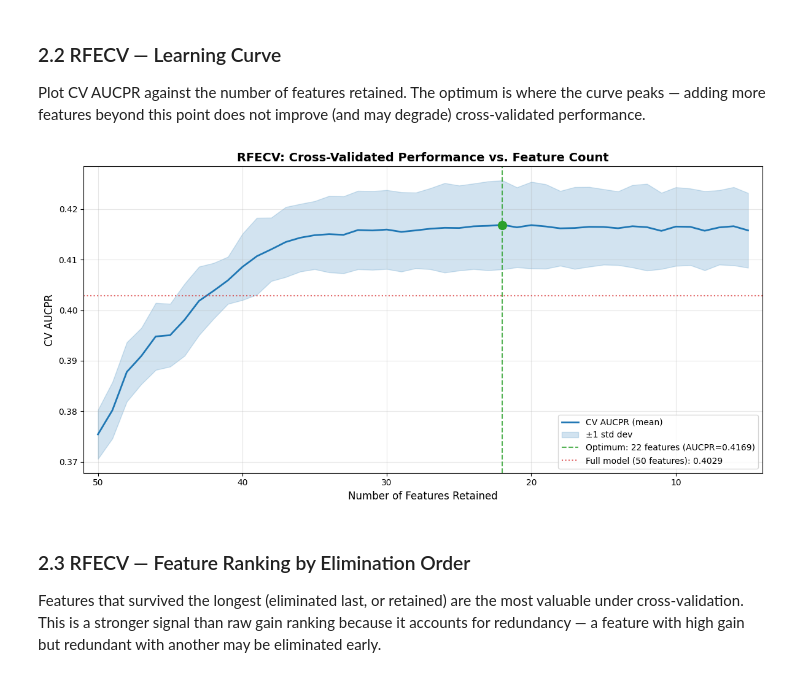
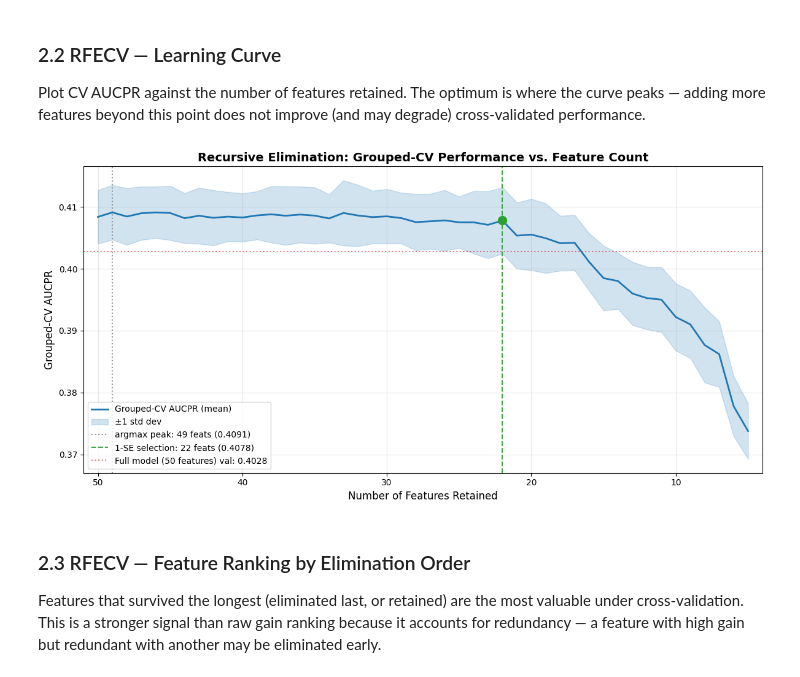
Before and after one commit to DanHerman212/enterprise_clinical_copilot, a Jupyter notebook: projects/mlops/notebooks/feature_selection_v2.ipynb, the cells around one changed output. Cells and saved outputs as stored; diff of their text form; code cells hidden in the pictures.

Commit message:
tightened up selection logic for feature selection process/notebook, added feature_selection.py module to support more robust rfecv process

```diff
--- a/projects/mlops/notebooks/feature_selection_v2.ipynb
+++ b/projects/mlops/notebooks/feature_selection_v2.ipynb
@@ -180,23 +189,18 @@ Extract feature importances from the trained XGBoost. Gain measures the average
 
 No arbitrary cutoff is applied here. The ranking serves as the **input ordering** for RFECV in Stage 2.
 # %%
-# XGBoost feature_importances_ uses 'gain' (average loss reduction) by default.
-gain_df = pd.DataFrame({
-    "feature": FEATURE_NAMES,
-    "gain": xgb_full.feature_importances_,
-}).sort_values("gain", ascending=False).reset_index(drop=True)
-
-gain_df["gain_pct"] = gain_df["gain"] / gain_df["gain"].sum() * 100
-gain_df["gain_rank"] = range(1, len(gain_df) + 1)
+# Gain ranking via the shared, tested helper (native categoricals,
+# imbalance-weighted). Gain = average loss reduction from splits on each feature.
+gain_df = gain_ranking(X_train, y_train, params=default_params(SPW))
 gain_df["cumulative_gain"] = gain_df["gain_pct"].cumsum()
 
-n_nonzero = (gain_df["gain"] > 0).sum()
+n_nonzero = int((gain_df["gain"] > 0).sum())
 print(f"Features with non-zero gain: {n_nonzero}/{len(gain_df)}")
 
 print("\n=== Top 25 by XGBoost gain ===")
 for _, r in gain_df.head(25).iterrows():
     bar = "█" * max(1, int(r["gain_pct"] * 3))
-    print(f"  {r['gain_rank']:3d}. {r['feature']:<38s} {r['gain_pct']:5.1f}%  {bar}")
+    print(f"  {int(r['gain_rank']):3d}. {r['feature']:<38s} {r['gain_pct']:5.1f}%  {bar}")
 
 out = ARTIFACTS_DIR / "xgb_gain.csv"
 gain_df.to_csv(out, index=False)
@@ -337,48 +369,44 @@ RFECV complete.
 
 Plot CV AUCPR against the number of features retained. The optimum is where the curve peaks — adding more features beyond this point does not improve (and may degrade) cross-validated performance.
 # %%
-# Build the CV score curve. RFECV stores scores in order of elimination,
-# so we need to reverse to get "scores vs features retained".
-# cv_results_["mean_test_score"] has length = number of steps evaluated.
-n_steps = len(rfecv.cv_results_["mean_test_score"])
-# Features retained at each step: n_features - step_index
-features_retained = [n_total - i for i in range(n_steps)]
-cv_means = rfecv.cv_results_["mean_test_score"]
-cv_stds = rfecv.cv_results_["std_test_score"]
+# Plot directly from the RFE curve (correctly indexed: each entry pairs a
+# feature count with its measured grouped-CV AUCPR). Mark BOTH selection rules.
+features_retained = [r["n_features"] for r in rfe_curve]
+cv_means = np.array([r["mean_aucpr"] for r in rfe_curve])
+cv_stds = np.array([r["std_aucpr"] for r in rfe_curve])
 
 fig, ax = plt.subplots(figsize=(12, 6))
-ax.plot(features_retained, cv_means, linewidth=2, color="#1f77b4", label="CV AUCPR (mean)")
+ax.plot(features_retained, cv_means, linewidth=2, color="#1f77b4", label="Grouped-CV AUCPR (mean)")
 ax.fill_between(
-    features_retained,
-    np.array(cv_means) - np.array(cv_stds),
-    np.array(cv_means) + np.array(cv_stds),
+    features_retained, cv_means - cv_stds, cv_means + cv_stds,
     alpha=0.2, color="#1f77b4", label="±1 std dev",
 )
 
-# Mark the optimum.
-opt_idx = np.argmax(cv_means)
-opt_features = features_retained[opt_idx]
-opt_score = cv_means[opt_idx]
-ax.axvline(opt_features, color="#2ca02c", linestyle="--", alpha=0.8,
-           label=f"Optimum: {opt_features} features (AUCPR={opt_score:.4f})")
-ax.scatter([opt_features], [opt_score], color="#2ca02c", s=100, zorder=5)
-
-# Mark full-model baseline.
-ax.axhline(full_aucpr, color="#d62728", linestyle=":", alpha=0.7,
-           label=f"Full model ({n_total} features): {full_aucpr:.4f}")
+# argmax peak (highest mean) vs adopted 1-SE selection (smallest within 1 SE).
+ax.axvline(peak_choice["n_features"], color="#7f7f7f", linestyle=":", alpha=0.8,
+           label=f"argmax peak: {peak_choice['n_features']} feats "
+                 f"({peak_choice['mean_aucpr']:.4f})")
+ax.axvline(one_se_choice["n_features"], color="#2ca02c", linestyle="--", alpha=0.9,
+           label=f"1-SE selection: {one_se_choice['n_features']} feats "
+                 f"({one_se_choice['mean_aucpr']:.4f})")
+ax.scatter([one_se_choice["n_features"]], [one_se_choice["mean_aucpr"]],
+           color="#2ca02c", s=100, zorder=5)
+ax.axhline(full_aucpr, color="#d62728", linestyle=":", alpha=0.6,
+           label=f"Full model ({n_total} features) val: {full_aucpr:.4f}")
 
 ax.set_xlabel("Number of Features Retained", fontsize=12)
-ax.set_ylabel("CV AUCPR", fontsize=12)
-ax.set_title("RFECV: Cross-Validated Performance vs. Feature Count", fontsize=14, fontweight="bold")
+ax.set_ylabel("Grouped-CV AUCPR", fontsize=12)
+ax.set_title("Recursive Elimination: Grouped-CV Performance vs. Feature Count",
+             fontsize=14, fontweight="bold")
 ax.legend(loc="best")
 ax.grid(True, alpha=0.3)
 ax.set_xlim(max(features_retained) + 1, min(features_retained) - 1)
 
 plt.tight_layout()
 plt.savefig(ARTIFACTS_DIR / "rfecv_curve.png", dpi=150, bbox_inches="tight")
 plt.show()
 # %% [output]
-[figure, old version]
+[figure, new version]
 # %% [markdown]
 ### 2.3 RFECV — Feature Ranking by Elimination Order
 
```
Also changed, not shown: parts of 15 cells of this notebook, 4 other files.
